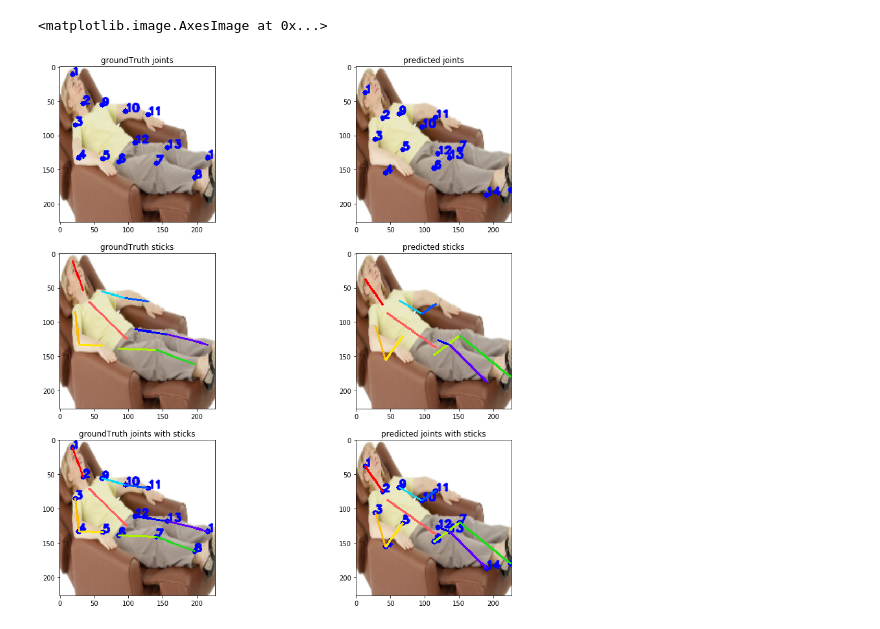
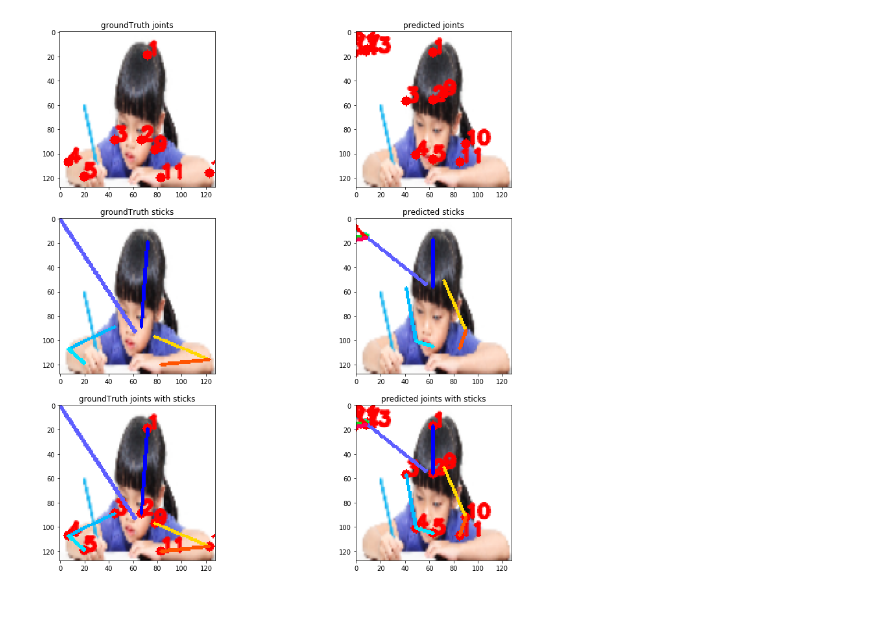
Before and after one commit to Hahnnz/Human_Pose_MET_Score_Estimation, a Jupyter notebook: Testing-NewConvnet.ipynb, the cells around one changed output. Drawn from its saved outputs; the diff is of its cells as text; code cells hidden in the pictures.

Commit message:
test 128,128

```diff
--- a/Testing-NewConvnet.ipynb
+++ b/Testing-NewConvnet.ipynb
@@ -3,19 +3,20 @@ from models import regressionnet
 from scripts import tools
 from scripts import dataset
 from scripts.config import *
+import cv2
 
 %matplotlib inline
 
-tools.etc.set_GPU("1")
+tools.etc.set_GPU("2")
 # %%
 net_type = 'convnet1'
-net, _, _, _ = regressionnet.create_regression_net(data_shape=(227,227,3),optimizer_type='adadelta',num_joints=14,net_type=net_type, gpu_memory_fraction=None)
+net, _, _, _ = regressionnet.create_regression_net(data_shape=(128,128,3),optimizer_type='adadelta',num_joints=14,net_type=net_type, gpu_memory_fraction=None)
 
 with net.graph.as_default():
     saver = tf.train.Saver()
-    saver.restore(net.sess, "./out/gpu2/convnet1_highest_pcp.ckpt")
+    saver.restore(net.sess, "./snapshots/out/gpu0/convnet1_highest_pcp.ckpt")
+    #saver.restore(net.sess, "./out/gpu1/convnet1.ckpt")
     #test_it = dataset.met("/var/data/MET3/activity-met_n10_ub_new_test.csv", Shuffle=False, dataset_root="./dataset/")
-    test_it = dataset.met("/var/data/MET3/activity-met_n10_ub_new_test.csv", Rotate=True, Shuffle=False,
-                          theta_set=[-15,-10,-5,5,10,15],
-                          Bbox=True, Bbox_mode='apply', scale_set=[1.5], dataset_root="/var/data/MET3/")
+    test_it = dataset.met("/var/data/MET3/activity-met_n10_ub_new_test.csv", Shuffle=False, re_img_size=(128,128),
+                          Bbox=True, Bbox_mode='apply', scale_set=[1.0], dataset_root="/var/data/MET3/")
 # %% [output]
@@ -86,43 +90,6 @@ mean : 0.5210317460317461
-# %%
-idx=395
-
-orig_img1 = test_it.img_set[idx].copy()
-orig_img2 = test_it.img_set[idx].copy()
-orig_img3 = test_it.img_set[idx].copy()
-
-pred_img1 = test_it.img_set[idx].copy()
-pred_img2 = test_it.img_set[idx].copy()
-pred_img3 = test_it.img_set[idx].copy()
-
-orig_img1=tools.etc.markJoints(img=orig_img1, joints=orig_canonical[idx]['joints'])
-orig_img2=tools.etc.drawSticks(img=orig_img2, sticks=orig_canonical[idx]['sticks'])
-
-pred_img1=tools.etc.markJoints(img=pred_img1, joints=pred_canonical[idx]['joints'])
-pred_img2=tools.etc.drawSticks(img=pred_img2, sticks=pred_canonical[idx]['sticks'])
-
-orig_img3=tools.etc.markJoints(img=orig_img3, joints=orig_canonical[idx]['joints'])
-orig_img3=tools.etc.drawSticks(img=orig_img3, sticks=orig_canonical[idx]['sticks'])
-
-pred_img3=tools.etc.markJoints(img=pred_img3, joints=pred_canonical[idx]['joints'])
-pred_img3=tools.etc.drawSticks(img=pred_img3, sticks=pred_canonical[idx]['sticks'])
-
-fig, ((p11,p12),(p21,p22),(p31,p32),) = plt.subplots(3,2)
-fig.set_size_inches(15, 15)
-
-p11.set_title("groundTruth joints")
-p11.imshow(orig_img1)
-p12.set_title("predicted joints")
-p12.imshow(pred_img1)
-
-p21.set_title("groundTruth sticks")
-p21.imshow(orig_img2)
-p22.set_title("predicted sticks")
-p22.imshow(pred_img2)
-
-p31.set_title("groundTruth joints with sticks")
-p31.imshow(orig_img3)
-p32.set_title("predicted joints with sticks")
-p32.imshow(pred_img3)
-# %% [output]
-<matplotlib.image.AxesImage at 0x...>
-[figure, removed]
+# %%
+idx=9
+
+tools.etc.demo_plot(test_it.img_set[idx], orig_canonical[idx], pred_canonical[idx])
+# %% [output]
+[figure, added]
```
Also changed, not shown: parts of 3 cells of this notebook.
